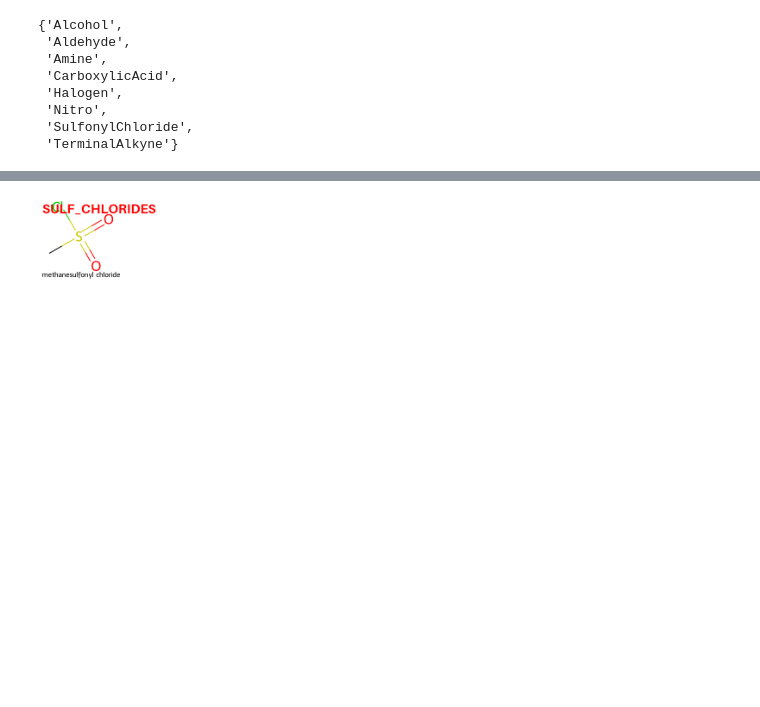
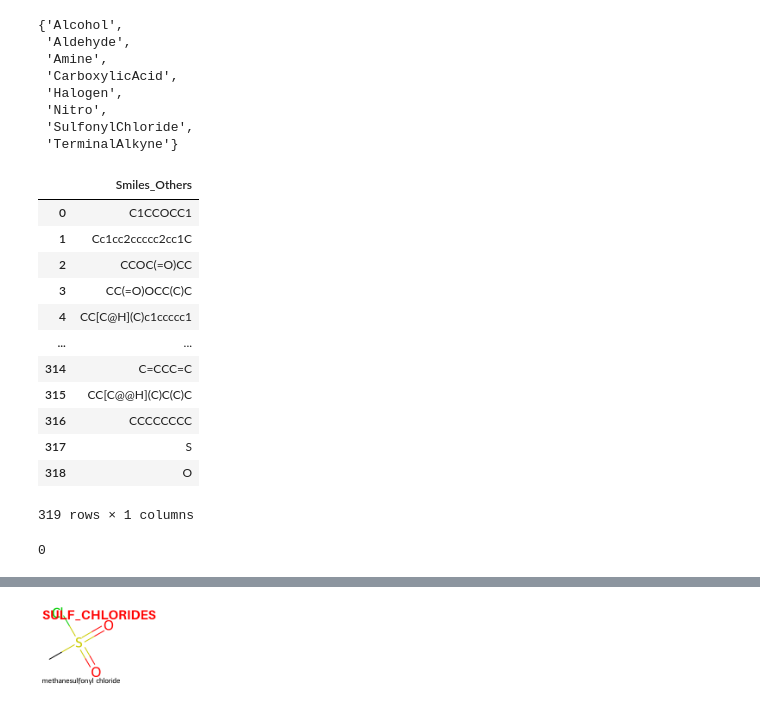
Before and after one commit to barmoral/evaluator-blanca, a Jupyter notebook: evaluator_water_calcs/SFE/sfes_analysis.ipynb, the cells around one changed output, grey strips where cells are left out. Cells and saved outputs as stored; diff of their text form; code cells hidden in the pictures; blank space fills up the shorter version.

```diff
--- a/evaluator_water_calcs/SFE/sfes_analysis.ipynb
+++ b/evaluator_water_calcs/SFE/sfes_analysis.ipynb
@@ -75,7 +114,7 @@ from rdkit import Chem
 from rdkit.Chem import FilterCatalog
 from openff.evaluator.substances import Component, Substance
 # %%
-subs=list(set(data_set_initial.substances))
+subs=list(set(data_set_sfes.substances))
 smiles_list=[]
 
 for i in subs:
@@ -224,4 +263,4 @@ def get_func_smiles(initial_data_set):
 
     return smiles_results
 # %%
-smiles_results=get_func_smiles(data_set_initial)
+smiles_results=get_func_smiles(data_set_sfes)
@@ -227,0 +273,16 @@ smiles_results=get_func_smiles(data_set_initial)
+# %%
+other_df
+# %% [output]
+|  | Smiles_Others |
+| 0 | C1CCOCC1 |
+| 1 | Cc1cc2ccccc2cc1C |
+| 2 | CCOC(=O)CC |
+| 3 | CC(=O)OCC(C)C |
+| 4 | CC[C@H](C)c1ccccc1 |
+| ... | ... |
+| 314 | C=CCC=C |
+| 315 | CC[C@@H](C)C(C)C |
+| 316 | CCCCCCCC |
+| 317 | S |
+| 318 | O |
+319 rows × 1 columns
@@ -227,0 +291,4 @@ smiles_results=get_func_smiles(data_set_initial)
+# %%
+other_df['mol'].isnull().sum()
+# %% [output]
+0
```
Also changed, not shown: parts of 33 cells of this notebook, 40 other files.
